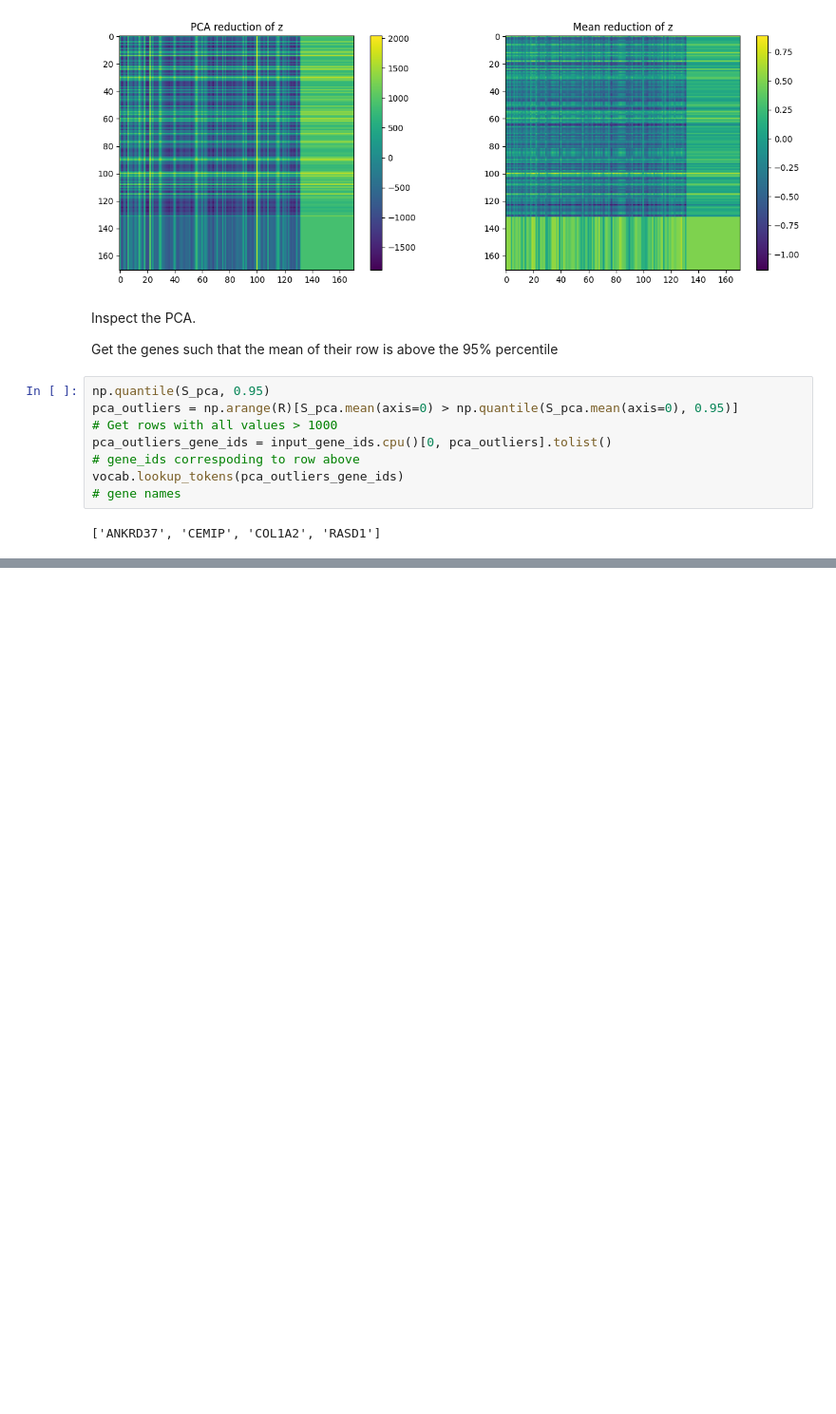
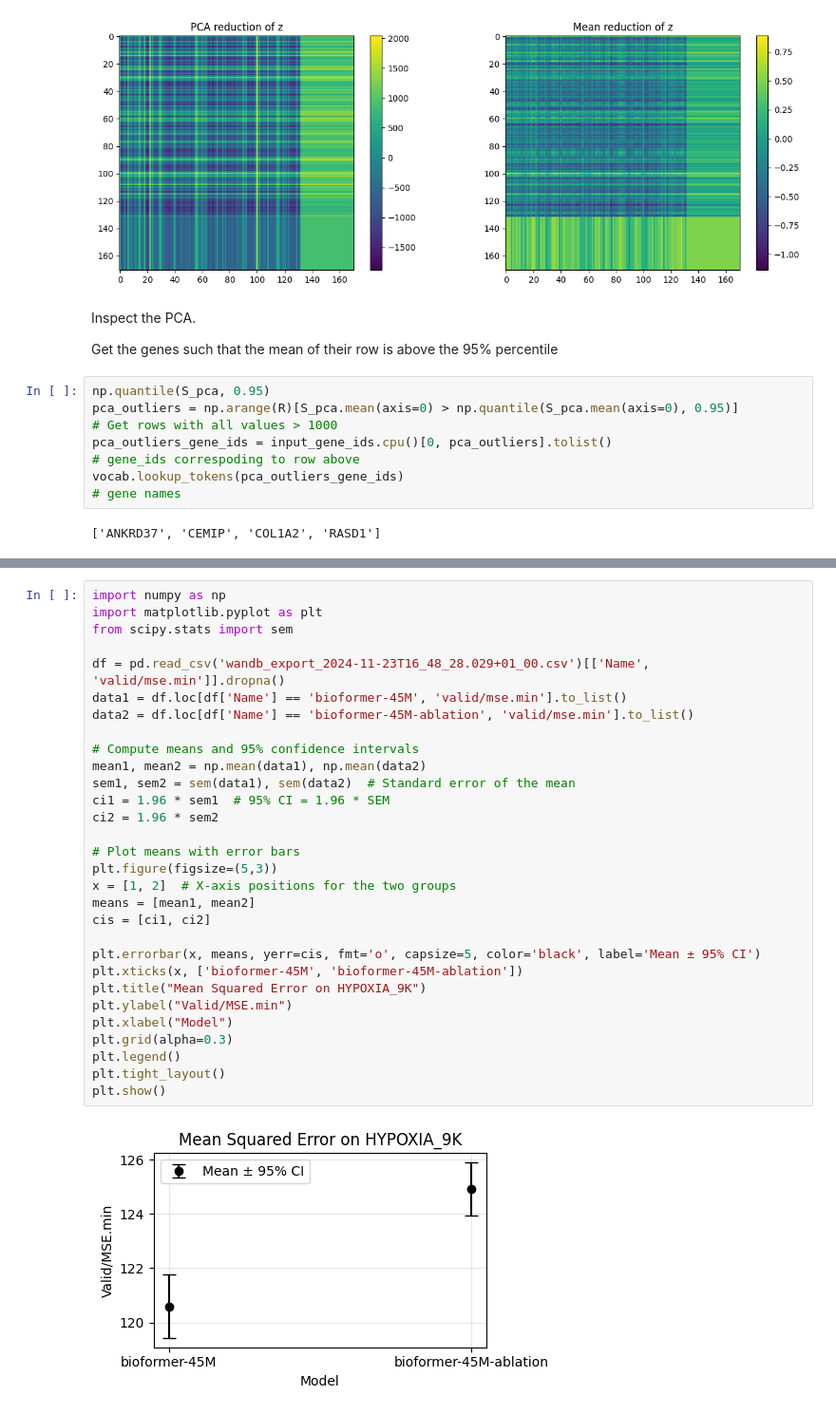
Before and after one commit to giacomo-ciro/240316_bio-llms, a Jupyter notebook: bioformer/main.ipynb, the cells around one changed output, grey strips where cells are left out. Shown at 95% size. Saved outputs shown, nothing was run; the diff lists cells and outputs as text; blank space fills up the shorter version.

```diff
--- a/bioformer/main.ipynb
+++ b/bioformer/main.ipynb
@@ -327,0 +390,32 @@ vocab.lookup_tokens(pca_outliers_gene_ids)
+# %%
+import numpy as np
+import matplotlib.pyplot as plt
+from scipy.stats import sem
+
+df = pd.read_csv('wandb_export_2024-11-23T16_48_28.029+01_00.csv')[['Name', 'valid/mse.min']].dropna()
+data1 = df.loc[df['Name'] == 'bioformer-45M', 'valid/mse.min'].to_list()
+data2 = df.loc[df['Name'] == 'bioformer-45M-ablation', 'valid/mse.min'].to_list()
+
+# Compute means and 95% confidence intervals
+mean1, mean2 = np.mean(data1), np.mean(data2)
+sem1, sem2 = sem(data1), sem(data2)  # Standard error of the mean
+ci1 = 1.96 * sem1  # 95% CI = 1.96 * SEM
+ci2 = 1.96 * sem2
+
+# Plot means with error bars
+plt.figure(figsize=(5,3))
+x = [1, 2]  # X-axis positions for the two groups
+means = [mean1, mean2]
+cis = [ci1, ci2]
+
+plt.errorbar(x, means, yerr=cis, fmt='o', capsize=5, color='black', label='Mean ± 95% CI')
+plt.xticks(x, ['bioformer-45M', 'bioformer-45M-ablation'])
+plt.title("Mean Squared Error on HYPOXIA_9K")
+plt.ylabel("Valid/MSE.min")
+plt.xlabel("Model")
+plt.grid(alpha=0.3)
+plt.legend()
+plt.tight_layout()
+plt.show()
+# %% [output]
+[figure, added]
```
Also changed, not shown: parts of 2 cells of this notebook, 2 other files.
